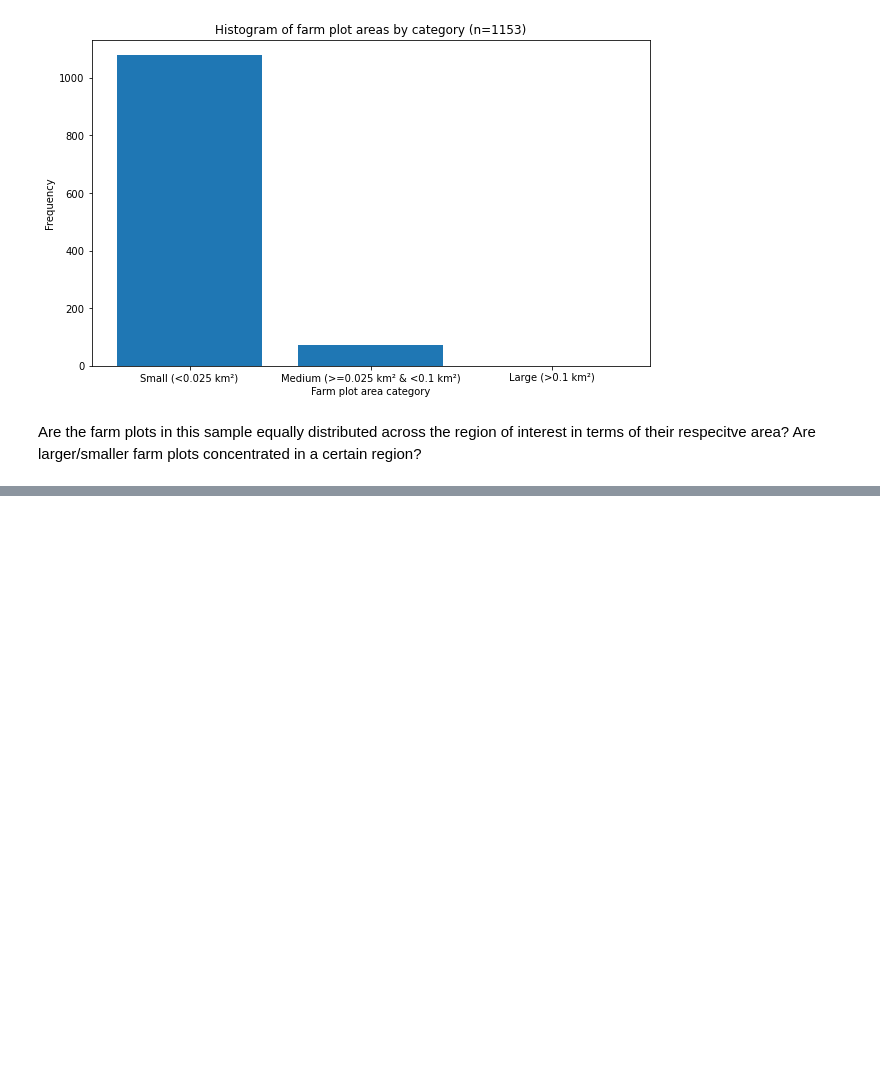
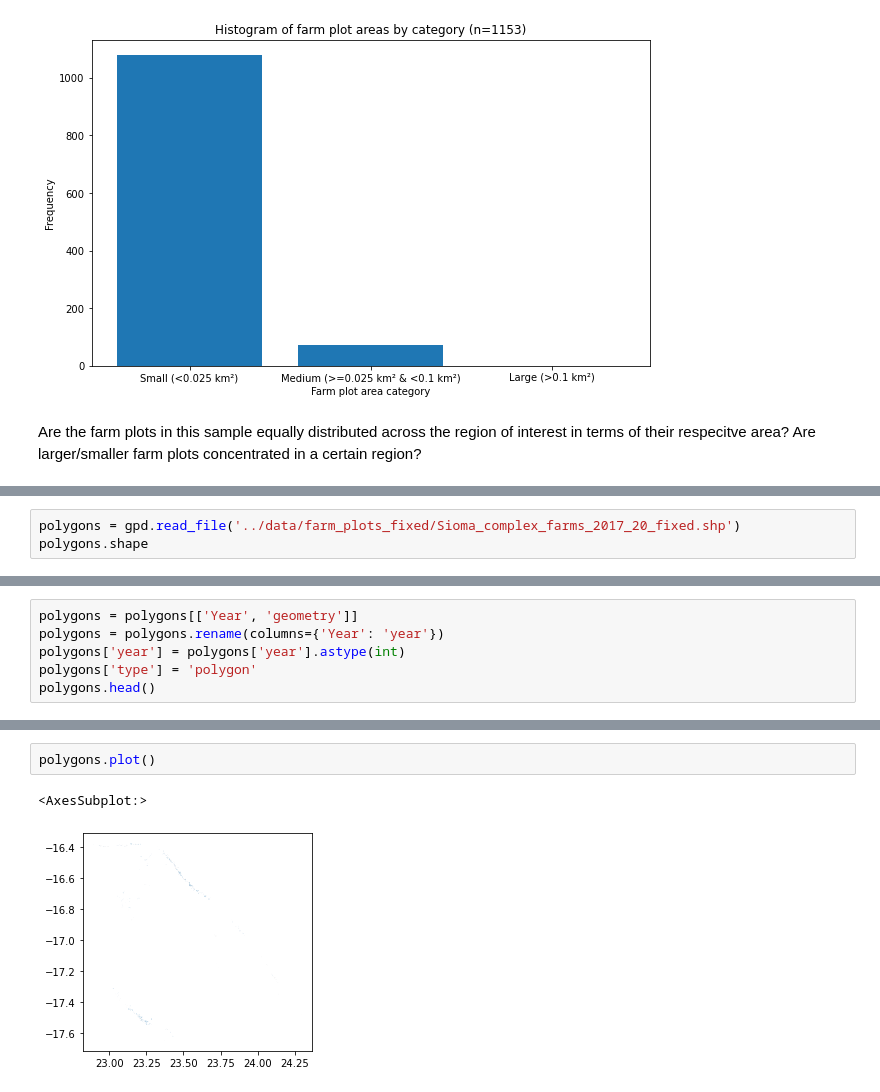
Before and after one commit to alexvmt/farm_plot_detection, a Jupyter notebook: exploratory_data_analysis.ipynb, the cells around one changed output, grey strips where cells are left out. Cells and saved outputs as stored; diff of their text form; blank space fills up the shorter version.

```diff
--- a/farm_plots_fixed_eda.ipynb
+++ b/exploratory_data_analysis.ipynb
@@ -352,0 +400,3 @@ Are the farm plots in this sample equally distributed across the region of inter
+# %%
+polygons = gpd.read_file('../data/farm_plots_fixed/Sioma_complex_farms_2017_20_fixed.shp')
+polygons.shape
@@ -352,0 +413,6 @@ Are the farm plots in this sample equally distributed across the region of inter
+# %%
+polygons = polygons[['Year', 'geometry']]
+polygons = polygons.rename(columns={'Year': 'year'})
+polygons['year'] = polygons['year'].astype(int)
+polygons['type'] = 'polygon'
+polygons.head()
@@ -352,0 +485,5 @@ Are the farm plots in this sample equally distributed across the region of inter
+# %%
+polygons.plot()
+# %% [output]
+<AxesSubplot:>
+[figure, added]
```
Also changed, not shown: parts of 55 cells of this notebook.
